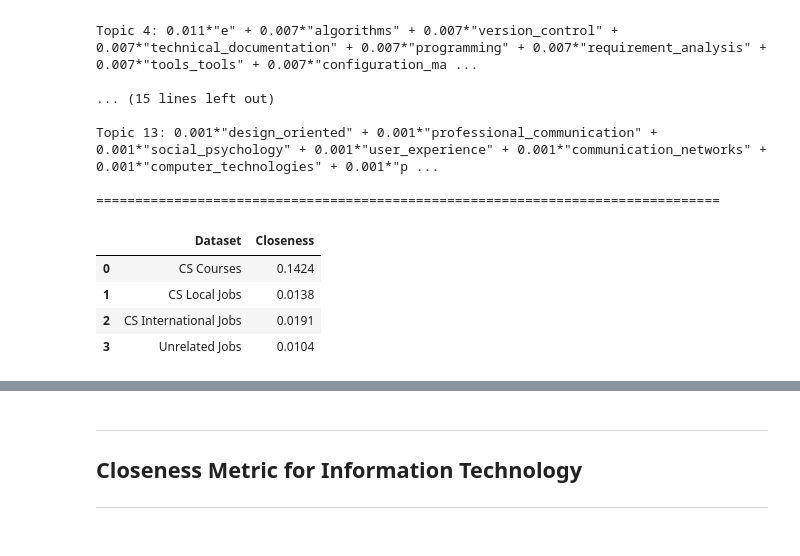
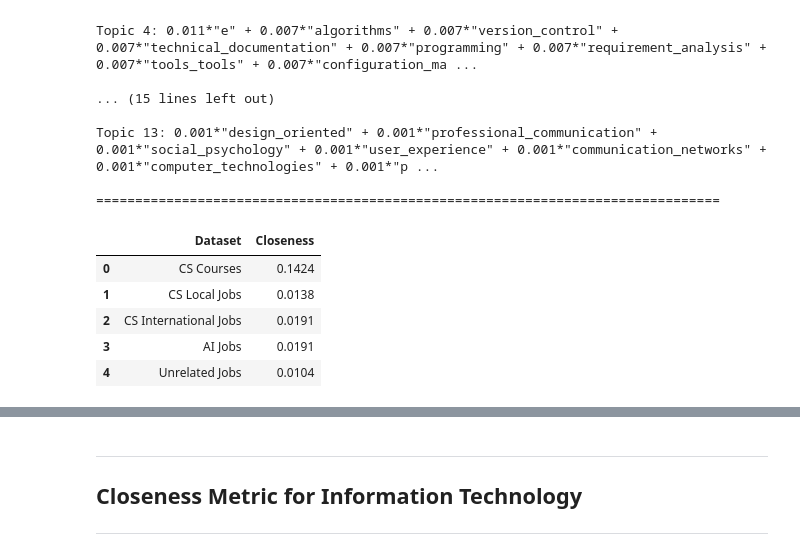
Before and after one commit to dingding1707/final-year-research-project, a Jupyter notebook: notebooks/closeness-metric.ipynb, the cells around one changed output, grey strips where cells are left out. Drawn from its saved outputs; the diff is of its cells as text; code cells hidden in the pictures.

```diff
--- a/notebooks/closeness-metric.ipynb
+++ b/notebooks/closeness-metric.ipynb
@@ -13,23 +13,29 @@ from gensim.corpora import Dictionary
 from gensim.models import LdaModel
 # %%
 # File Paths
-CS_COURSE_PATH = Path("out/cs_course_skills.jsonl")
-IT_COURSE_PATH = Path("out/it_course_skills.jsonl")
+BASE = Path("..").resolve()
+OUT = BASE / "out"
 
-CS_LOCAL_JOBS_PATH = Path("out/local_cs_skills.jsonl")
-IT_LOCAL_JOBS_PATH = Path("out/local_it_skills.jsonl")
+CS_COURSE_PATH = OUT / "cs_course_skills.jsonl"
+IT_COURSE_PATH = OUT / "it_course_skills.jsonl"
 
-CS_INTL_JOBS_PATH = Path("out/international_cs_skills.jsonl")
-IT_INTL_JOBS_PATH = Path("out/international_it_skills.jsonl")
+CS_LOCAL_JOBS_PATH = OUT / "local_cs_skills.jsonl"
+IT_LOCAL_JOBS_PATH = OUT / "local_it_skills.jsonl"
 
-UNRELATED_JOBS_PATH = Path("out/unrelated_skills.jsonl")
+CS_INTL_JOBS_PATH = OUT / "international_cs_skills.jsonl"
+IT_INTL_JOBS_PATH = OUT / "international_it_skills.jsonl"
+
+UNRELATED_JOBS_PATH = OUT / "unrelated_skills.jsonl"
+
+AI_JOBS_PATH = OUT / "ai_skills.jsonl"
 # %%
 # Data Loading
 for path in [
     CS_COURSE_PATH, IT_COURSE_PATH,
     CS_LOCAL_JOBS_PATH, CS_INTL_JOBS_PATH,
     IT_LOCAL_JOBS_PATH, IT_INTL_JOBS_PATH,
-    UNRELATED_JOBS_PATH
+    UNRELATED_JOBS_PATH,
+    AI_JOBS_PATH
 ]:
     if not path.exists():
         raise FileNotFoundError(f"{path} not found.")
@@ -44,23 +50,21 @@ it_local_df = pd.read_json(IT_LOCAL_JOBS_PATH, lines=True)
 it_intl_df = pd.read_json(IT_INTL_JOBS_PATH, lines=True)
 
 unrelated_df = pd.read_json(UNRELATED_JOBS_PATH, lines=True)
+ai_df = pd.read_json(AI_JOBS_PATH, lines=True)
 # %%
 # Data Preparation
 
-# Function to normalize multi-word skills by replacing spaces with underscores
 def normalize_multiword_skills(skills):
     if not isinstance(skills, list):
         return []
     return [str(skill).strip().replace(" ", "_") for skill in skills if str(skill).strip()]
 
-# Function to remove thematic area names from skill lists
 def clean_tokens(tokens):
     return [
         t for t in tokens
         if t not in {"computer_science", "information_technology"}
     ]
 
-# Function to apply normalization and cleaning
 def prepare_texts(df):
     df = df.copy()
     df["skills"] = df["skills"].apply(normalize_multiword_skills)
@@ -79,18 +83,16 @@ it_local_texts = prepare_texts(it_local_df)
 it_intl_texts = prepare_texts(it_intl_df)
 
 unrelated_texts = prepare_texts(unrelated_df)
+ai_texts = prepare_texts(ai_df)
 
-# Check Sizes
 print("CS Courses:", len(cs_course_texts))
 print("IT Courses:", len(it_course_texts))
-
 print("CS Local Jobs:", len(cs_local_texts))
 print("CS International Jobs:", len(cs_intl_texts))
-
 print("IT Local Jobs:", len(it_local_texts))
 print("IT International Jobs:", len(it_intl_texts))
-
 print("Unrelated Jobs:", len(unrelated_texts))
+print("AI Jobs:", len(ai_texts))
 # %% [output]
 CS Courses: 35
 IT Courses: 29
@@ -224,28 +230,31 @@ cs_course_results = compute_closeness(cs_course_texts, cs_topic_word_probs)
 cs_local_results = compute_closeness(cs_local_texts, cs_topic_word_probs)
 cs_intl_results = compute_closeness(cs_intl_texts, cs_topic_word_probs)
 cs_ru_results = compute_closeness(unrelated_texts, cs_topic_word_probs)
+ai_results = compute_closeness(ai_texts, cs_topic_word_probs)
 
 # Final Alignment Scores
-cs_intl_alignment, cs_local_alignment = compute_alignment_metric(
-    cs_course_results, cs_intl_results, cs_local_results, cs_ru_results
-)
+cs_intl_alignment, cs_local_alignment, ai_alignment = compute_alignment_metric(
+    cs_course_results, cs_intl_results, cs_local_results, cs_ru_results, ai_results
+ )
 # %%
 # Results Compilation
 cs_results_df = pd.DataFrame([
     {"Dataset": "CS Courses", "Closeness": cs_course_results["closeness"]},
     {"Dataset": "CS Local Jobs", "Closeness": cs_local_results["closeness"]},
     {"Dataset": "CS International Jobs", "Closeness": cs_intl_results["closeness"]},
+    {"Dataset": "AI Jobs", "Closeness": ai_results["closeness"]},
     {"Dataset": "Unrelated Jobs", "Closeness": cs_ru_results["closeness"]}
 ])
 
 cs_results_df["Closeness"] = cs_results_df["Closeness"].round(4)
 cs_results_df
 # %% [output]
 |  | Dataset | Closeness |
 | 0 | CS Courses | 0.1424 |
 | 1 | CS Local Jobs | 0.0138 |
 | 2 | CS International Jobs | 0.0191 |
-| 3 | Unrelated Jobs | 0.0104 |
+| 3 | AI Jobs | 0.0191 |
+| 4 | Unrelated Jobs | 0.0104 |
 # %%
 # Final Alignment Scores
 alignment_df = pd.DataFrame([
```
Also changed, not shown: parts of 6 cells of this notebook, 1 other file.
